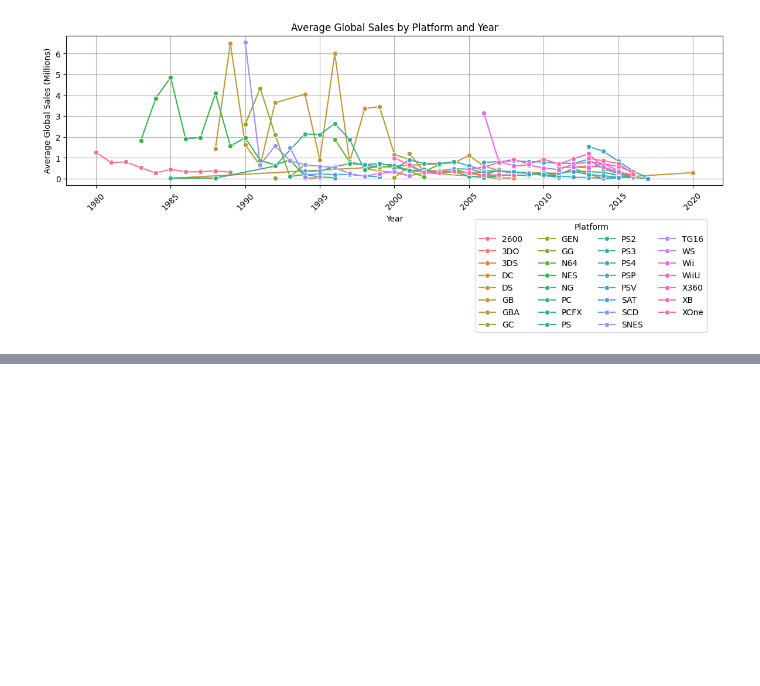
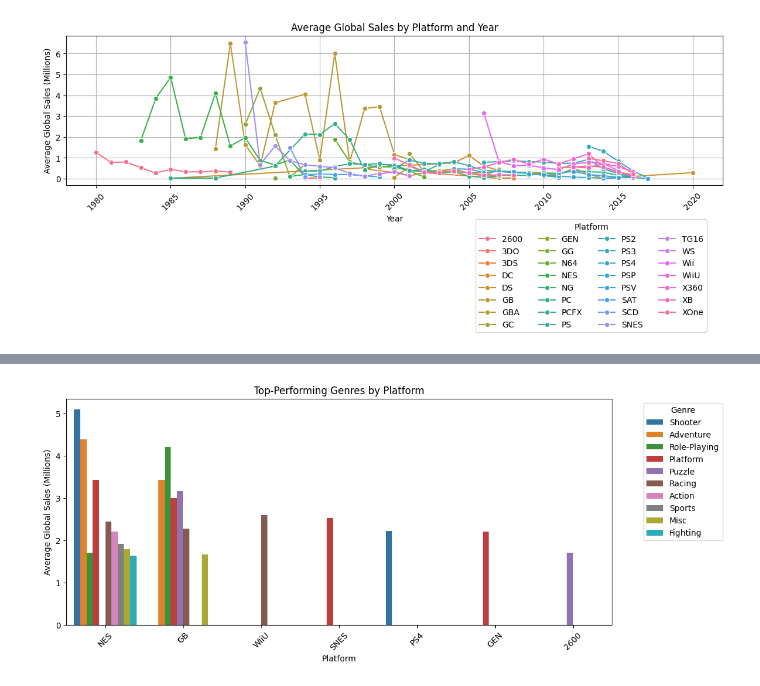
Before and after one commit to Darknight47/Data-Science-Projects-03, a Jupyter notebook: Sales_Prediction.ipynb, the cells around one changed output, grey strips where cells are left out. Drawn from its saved outputs; the diff is of its cells as text; code cells hidden in the pictures; blank space fills up the shorter version.

```diff
--- a/Sales_Prediction.ipynb
+++ b/Sales_Prediction.ipynb
@@ -274,0 +297,15 @@ plt.show()
+# %%
+# Sort by sales and select top performers
+top_genre_platform = genre_platform_sales.sort_values(by='Global_Sales', ascending=False).head(20)
+
+plt.figure(figsize=(12, 5))
+sns.barplot(data=top_genre_platform, x='Platform', y='Global_Sales', hue='Genre')
+
+plt.xlabel("Platform")
+plt.ylabel("Average Global Sales (Millions)")
+plt.title("Top-Performing Genres by Platform")
+plt.legend(title="Genre", bbox_to_anchor=(1.05, 1), loc='upper left')
+plt.xticks(rotation=45)
+plt.show()
+# %% [output]
+[figure, added]
```
Also changed, not shown: parts of 4 cells of this notebook.
